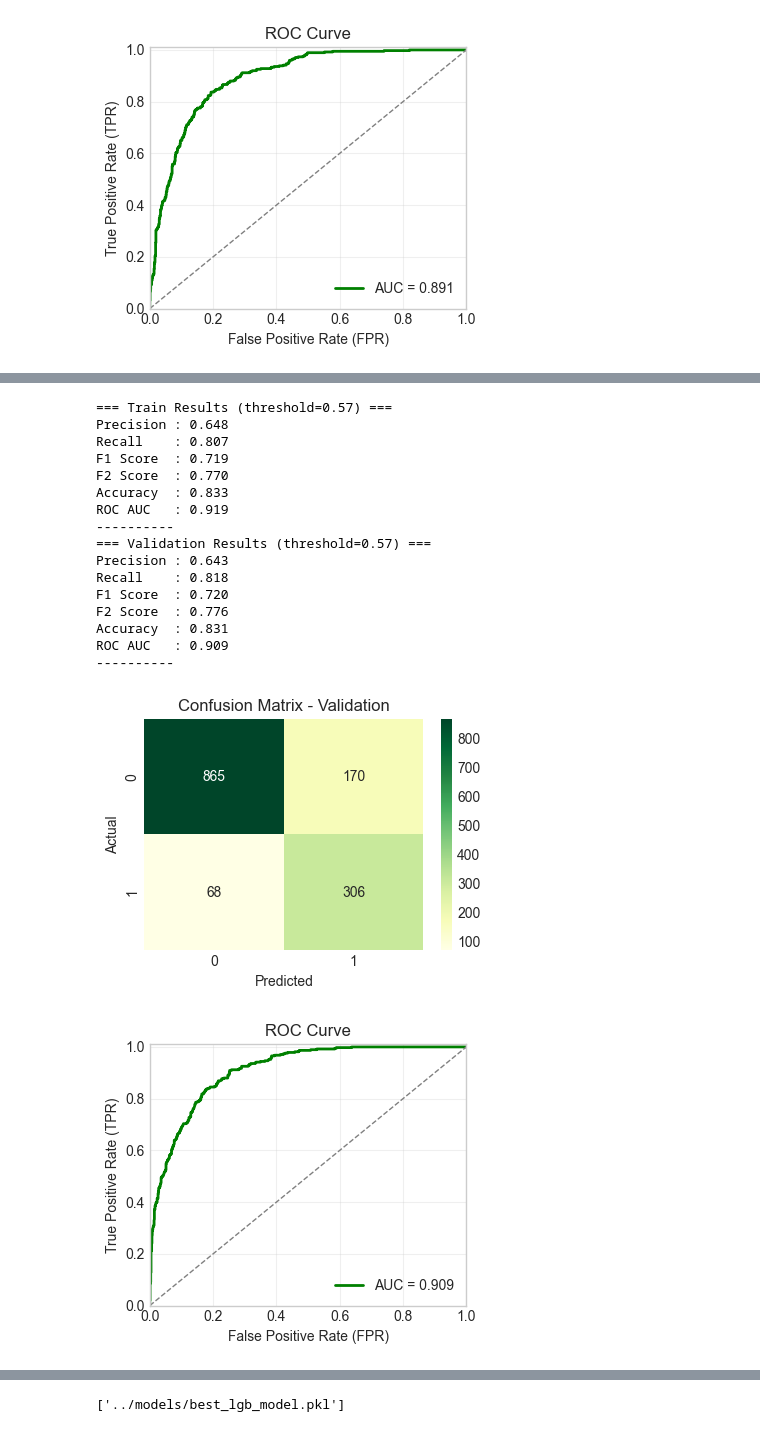
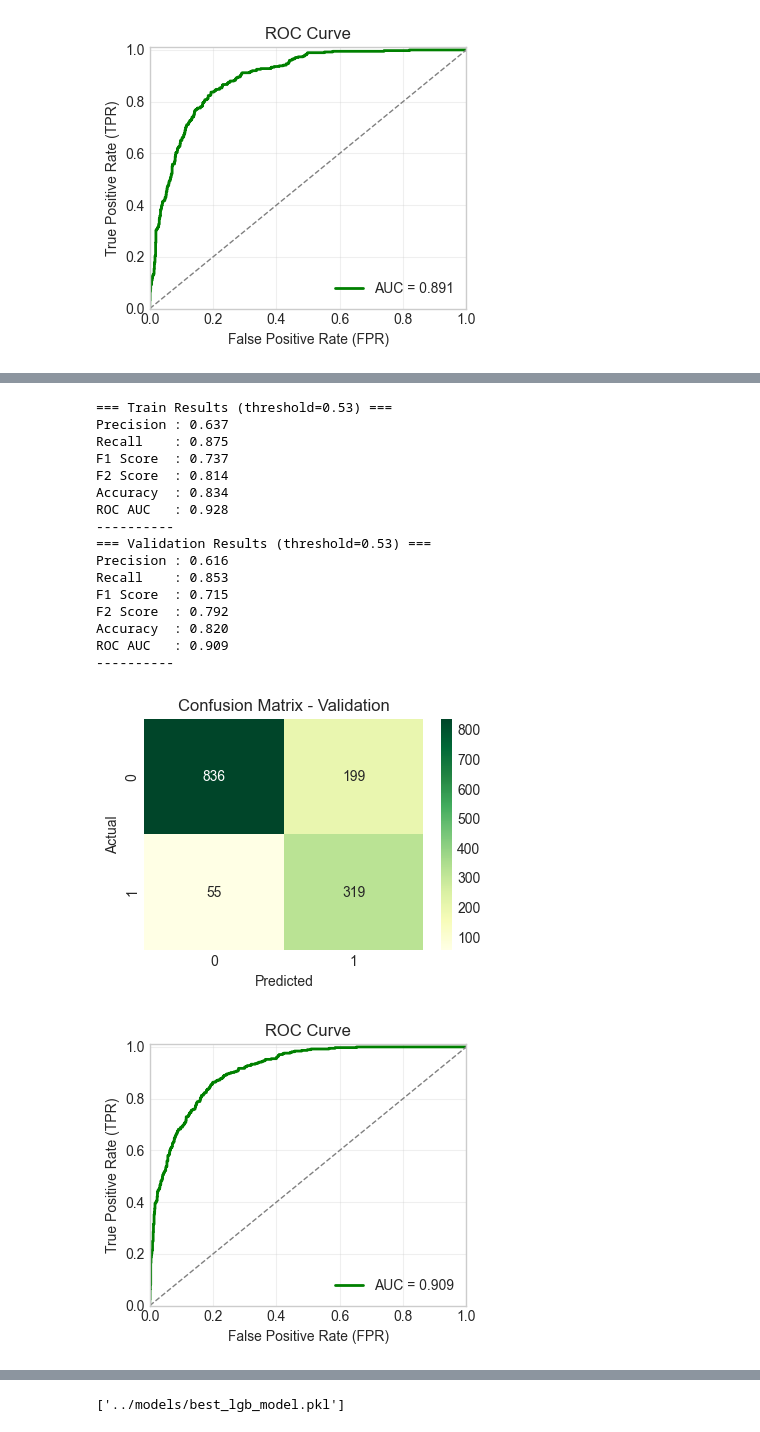
Before and after one commit to pcatarino88/telco_churn, a Jupyter notebook: notebooks/04_modelling.ipynb, the cells around one changed output, grey strips where cells are left out. Drawn from its saved outputs; the diff is of its cells as text; code cells hidden in the pictures.

```diff
--- a/notebooks/04_modelling.ipynb
+++ b/notebooks/04_modelling.ipynb
@@ -735,9 +737,9 @@ lgb_model = lgb.LGBMClassifier(
     class_weight='balanced',
 
     # --- regularization ---
-    num_leaves=15,             # smaller tree complexity
-    max_depth=4,               # shallow trees reduce overfit
-    min_child_samples=50,      # avoid learning noise
+    num_leaves=30,             # smaller tree complexity
+    max_depth=5,               # shallow trees reduce overfit
+    min_child_samples=35,      # avoid learning noise
     subsample=0.8,             # row sampling (bagging)
     colsample_bytree=0.8,      # feature sampling
 
@@ -835,27 +837,27 @@ df_thresh
 # %%
-best_t = 0.575
+best_t = 0.525
 # Check model performance on training and validation sets
 eval_model(lgb_model, X_train, Y_train, name="Train", threshold=best_t)
 eval_model(lgb_model, X_val, Y_val, name="Validation", threshold=best_t, show_cm=True, show_roc=True)
 # %% [output]
-=== Train Results (threshold=0.57) ===
-Precision : 0.648
-Recall    : 0.807
-F1 Score  : 0.719
-F2 Score  : 0.770
-Accuracy  : 0.833
-ROC AUC   : 0.919
+=== Train Results (threshold=0.53) ===
+Precision : 0.637
+Recall    : 0.875
+F1 Score  : 0.737
+F2 Score  : 0.814
+Accuracy  : 0.834
+ROC AUC   : 0.928
 ----------
-=== Validation Results (threshold=0.57) ===
-Precision : 0.643
-Recall    : 0.818
-F1 Score  : 0.720
-F2 Score  : 0.776
-Accuracy  : 0.831
+=== Validation Results (threshold=0.53) ===
+Precision : 0.616
+Recall    : 0.853
+F1 Score  : 0.715
+F2 Score  : 0.792
+Accuracy  : 0.820
 ROC AUC   : 0.909
 ----------
-[figure, old version]
+[figure, new version]
-[figure, old version]
+[figure, new version]
 # %%
 # check most important features --> measures how often a feature is used to split the data across all trees and how much that split reduced loss
 feat_importance_df = pd.DataFrame({
```
Also changed, not shown: parts of 20 cells of this notebook, 4 other files.
